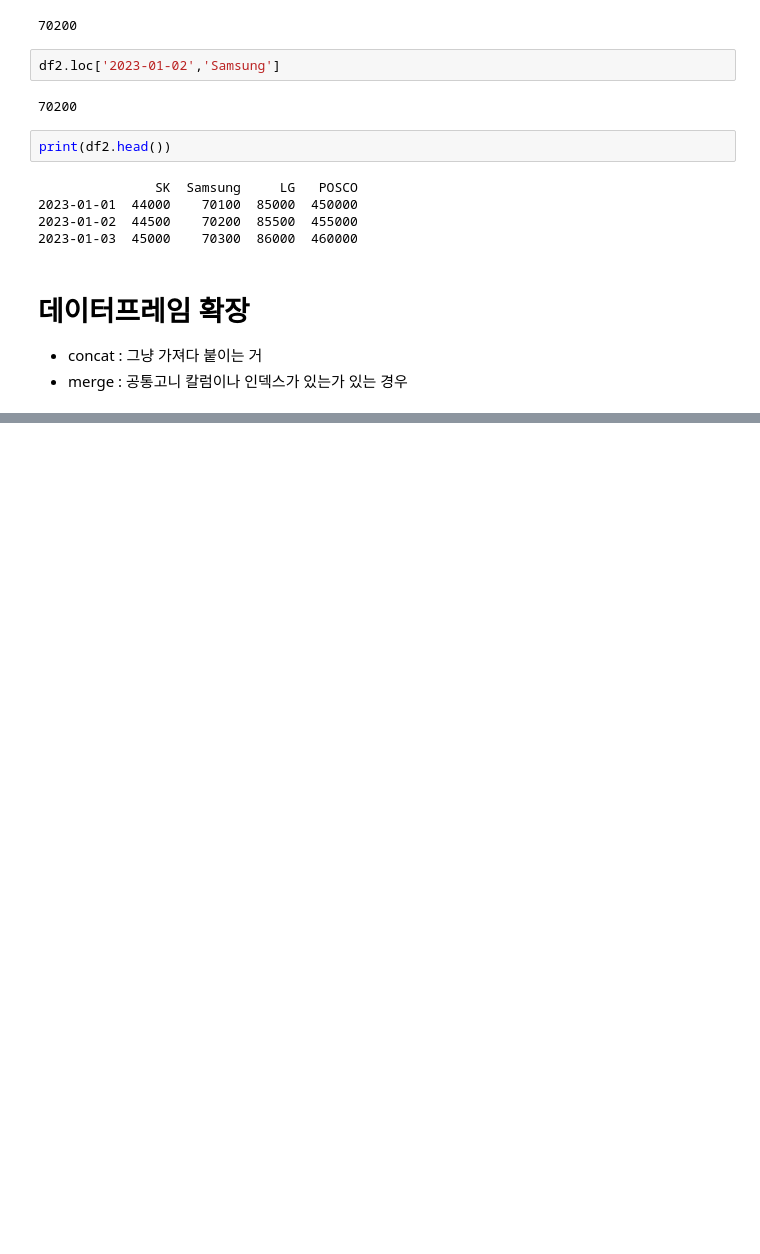
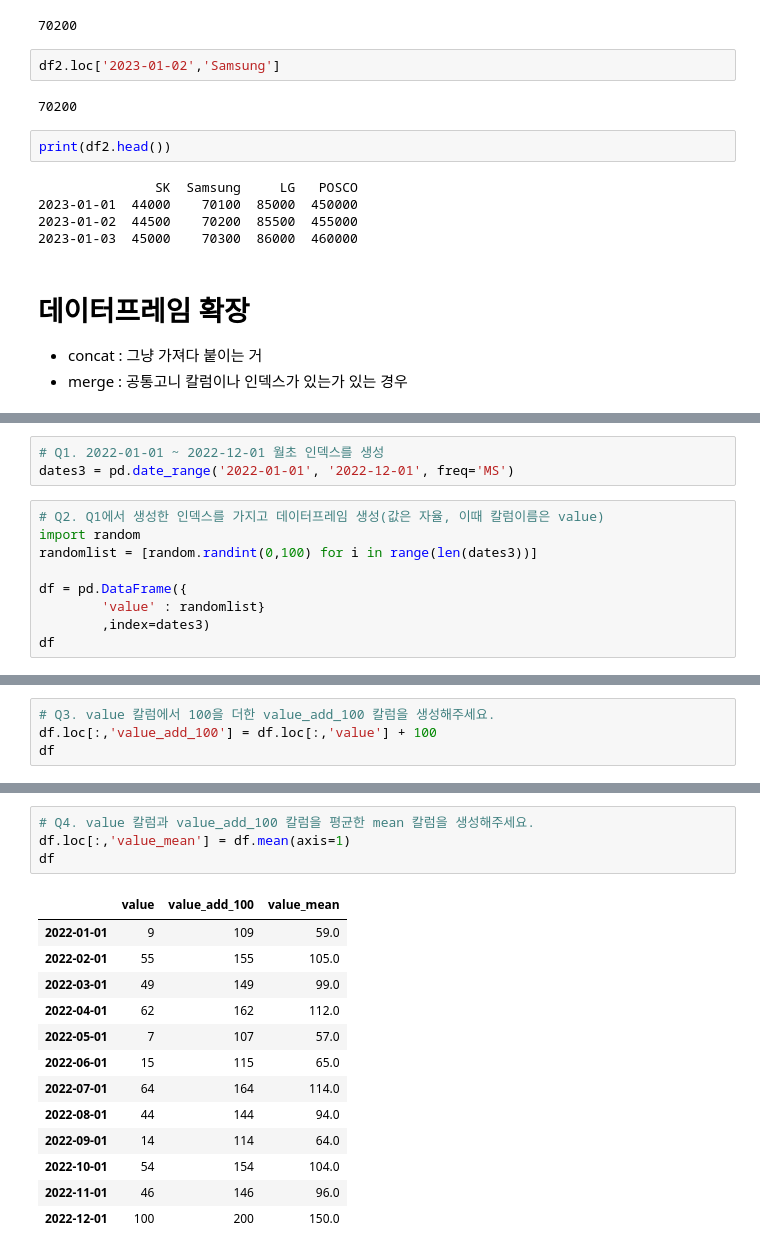
Before and after one commit to KimJuyoung23/1_sesac, a Jupyter notebook: 0911.ipynb, the cells around one changed output, grey strips where cells are left out. Drawn from its saved outputs; the diff is of its cells as text; blank space fills up the shorter version.

```diff
--- a/0911.ipynb
+++ b/0911.ipynb
@@ -182,0 +322,12 @@ concat_df2.head()
+# %%
+# Q1. 2022-01-01 ~ 2022-12-01 월초 인덱스를 생성
+dates3 = pd.date_range('2022-01-01', '2022-12-01', freq='MS')
+# %%
+# Q2. Q1에서 생성한 인덱스를 가지고 데이터프레임 생성(값은 자율, 이때 칼럼이름은 value)
+import random
+randomlist = [random.randint(0,100) for i in range(len(dates3))]
+
+df = pd.DataFrame({
+        'value' : randomlist}
+        ,index=dates3)
+df
@@ -182,0 +348,4 @@ concat_df2.head()
+# %%
+# Q3. value 칼럼에서 100을 더한 value_add_100 칼럼을 생성해주세요.
+df.loc[:,'value_add_100'] = df.loc[:,'value'] + 100
+df
@@ -182,0 +366,18 @@ concat_df2.head()
+# %%
+# Q4. value 칼럼과 value_add_100 칼럼을 평균한 mean 칼럼을 생성해주세요.
+df.loc[:,'value_mean'] = df.mean(axis=1)
+df
+# %% [output]
+|  | value | value_add_100 | value_mean |
+| 2022-01-01 | 9 | 109 | 59.0 |
+| 2022-02-01 | 55 | 155 | 105.0 |
+| 2022-03-01 | 49 | 149 | 99.0 |
+| 2022-04-01 | 62 | 162 | 112.0 |
+| 2022-05-01 | 7 | 107 | 57.0 |
+| 2022-06-01 | 15 | 115 | 65.0 |
+| 2022-07-01 | 64 | 164 | 114.0 |
+| 2022-08-01 | 44 | 144 | 94.0 |
+| 2022-09-01 | 14 | 114 | 64.0 |
+| 2022-10-01 | 54 | 154 | 104.0 |
+| 2022-11-01 | 46 | 146 | 96.0 |
+| 2022-12-01 | 100 | 200 | 150.0 |
```
Also changed, not shown: parts of 25 cells of this notebook.
